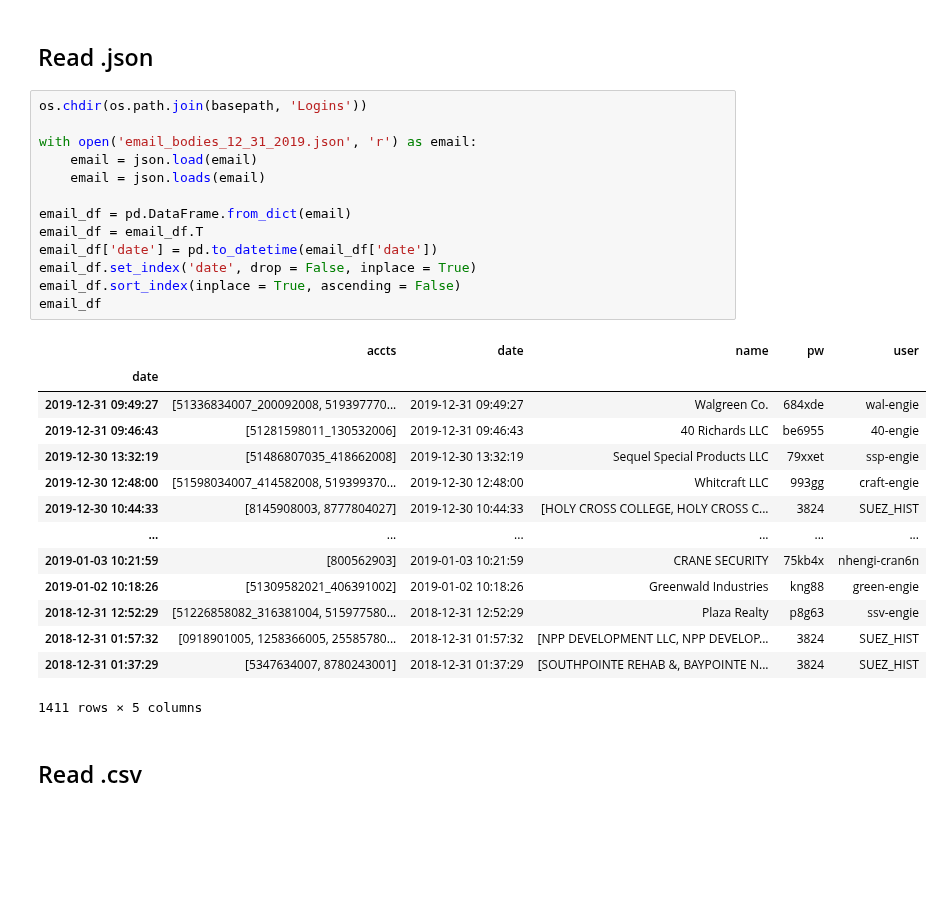
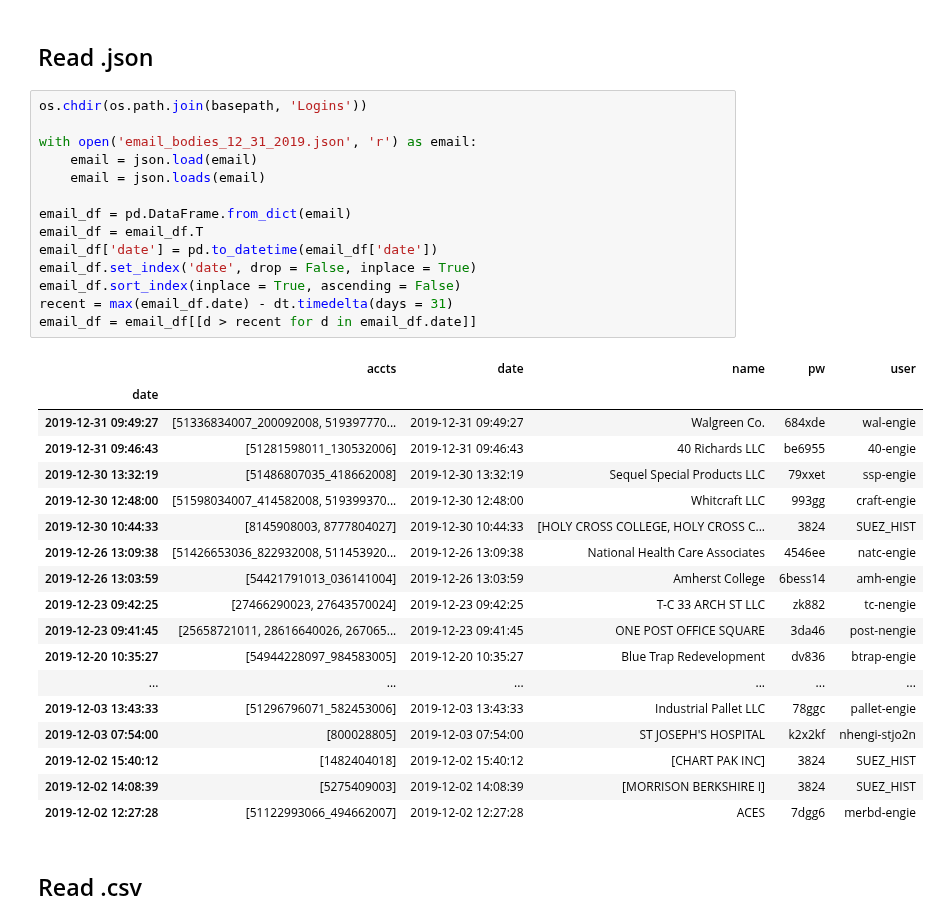
Before and after one commit to stevenhurwitt/la-tools-test, a Jupyter notebook: IDR_Drop/IDR_Drop_Portal.ipynb, the cells around one changed output. Cells and saved outputs as stored; diff of their text form; blank space fills up the shorter version.

```diff
--- a/IDR_Drop/IDR_Drop_Portal.ipynb
+++ b/IDR_Drop/IDR_Drop_Portal.ipynb
@@ -39,31 +39,36 @@ imported modules.
 # %%
 os.chdir(os.path.join(basepath, 'Logins'))
 
 with open('email_bodies_12_31_2019.json', 'r') as email:
     email = json.load(email)
     email = json.loads(email)
 
 email_df = pd.DataFrame.from_dict(email)
 email_df = email_df.T
 email_df['date'] = pd.to_datetime(email_df['date'])
 email_df.set_index('date', drop = False, inplace = True)
 email_df.sort_index(inplace = True, ascending = False)
-email_df
+recent = max(email_df.date) - dt.timedelta(days = 31)
+email_df = email_df[[d > recent for d in email_df.date]]
 # %% [output]
 |  | accts | date | name | pw | user |
 | date |  |  |  |  |  |
 | 2019-12-31 09:49:27 | [51336834007_200092008, 519397770... | 2019-12-31 09:49:27 | Walgreen Co. | 684xde | wal-engie |
 | 2019-12-31 09:46:43 | [51281598011_130532006] | 2019-12-31 09:46:43 | 40 Richards LLC | be6955 | 40-engie |
 | 2019-12-30 13:32:19 | [51486807035_418662008] | 2019-12-30 13:32:19 | Sequel Special Products LLC | 79xxet | ssp-engie |
 | 2019-12-30 12:48:00 | [51598034007_414582008, 519399370... | 2019-12-30 12:48:00 | Whitcraft LLC | 993gg | craft-engie |
 | 2019-12-30 10:44:33 | [8145908003, 8777804027] | 2019-12-30 10:44:33 | [HOLY CROSS COLLEGE, HOLY CROSS C... | 3824 | SUEZ_HIST |
+| 2019-12-26 13:09:38 | [51426653036_822932008, 511453920... | 2019-12-26 13:09:38 | National Health Care Associates | 4546ee | natc-engie |
+| 2019-12-26 13:03:59 | [54421791013_036141004] | 2019-12-26 13:03:59 | Amherst College | 6bess14 | amh-engie |
+| 2019-12-23 09:42:25 | [27466290023, 27643570024] | 2019-12-23 09:42:25 | T-C 33 ARCH ST LLC | zk882 | tc-nengie |
+| 2019-12-23 09:41:45 | [25658721011, 28616640026, 267065... | 2019-12-23 09:41:45 | ONE POST OFFICE SQUARE | 3da46 | post-nengie |
+| 2019-12-20 10:35:27 | [54944228097_984583005] | 2019-12-20 10:35:27 | Blue Trap Redevelopment | dv836 | btrap-engie |
 | ... | ... | ... | ... | ... | ... |
-| 2019-01-03 10:21:59 | [800562903] | 2019-01-03 10:21:59 | CRANE SECURITY | 75kb4x | nhengi-cran6n |
-| 2019-01-02 10:18:26 | [51309582021_406391002] | 2019-01-02 10:18:26 | Greenwald Industries | kng88 | green-engie |
-| 2018-12-31 12:52:29 | [51226858082_316381004, 515977580... | 2018-12-31 12:52:29 | Plaza Realty | p8g63 | ssv-engie |
-| 2018-12-31 01:57:32 | [0918901005, 1258366005, 25585780... | 2018-12-31 01:57:32 | [NPP DEVELOPMENT LLC, NPP DEVELOP... | 3824 | SUEZ_HIST |
-| 2018-12-31 01:37:29 | [5347634007, 8780243001] | 2018-12-31 01:37:29 | [SOUTHPOINTE REHAB &, BAYPOINTE N... | 3824 | SUEZ_HIST |
+| 2019-12-03 13:43:33 | [51296796071_582453006] | 2019-12-03 13:43:33 | Industrial Pallet LLC | 78ggc | pallet-engie |
+| 2019-12-03 07:54:00 | [800028805] | 2019-12-03 07:54:00 | ST JOSEPH'S HOSPITAL | k2x2kf | nhengi-stjo2n |
+| 2019-12-02 15:40:12 | [1482404018] | 2019-12-02 15:40:12 | [CHART PAK INC] | 3824 | SUEZ_HIST |
+| 2019-12-02 14:08:39 | [5275409003] | 2019-12-02 14:08:39 | [MORRISON BERKSHIRE I] | 3824 | SUEZ_HIST |
+| 2019-12-02 12:27:28 | [51122993066_494662007] | 2019-12-02 12:27:28 | ACES | 7dgg6 | merbd-engie |
-1411 rows × 5 columns
 # %% [markdown]
 ## Read .csv
 # %%
```
